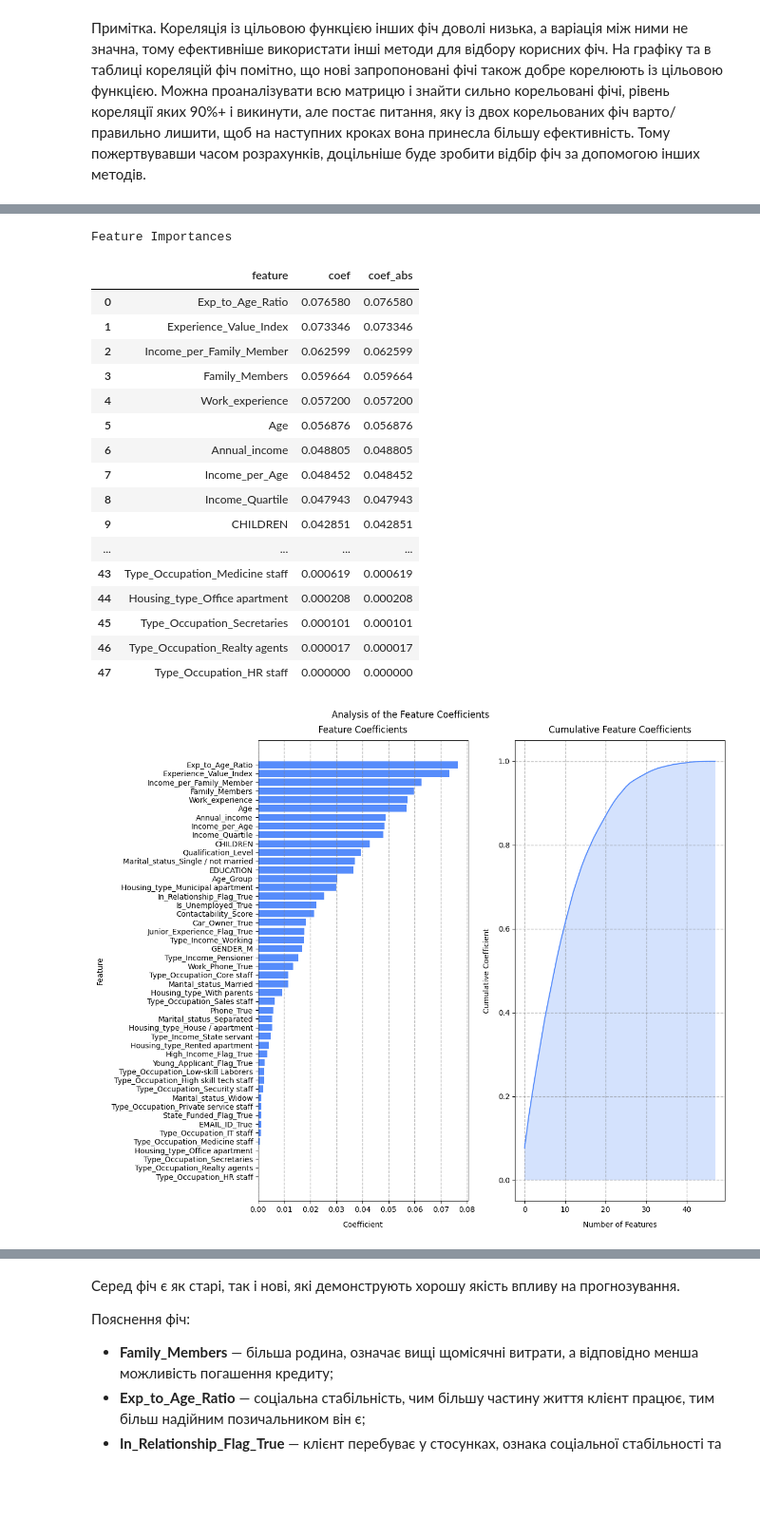
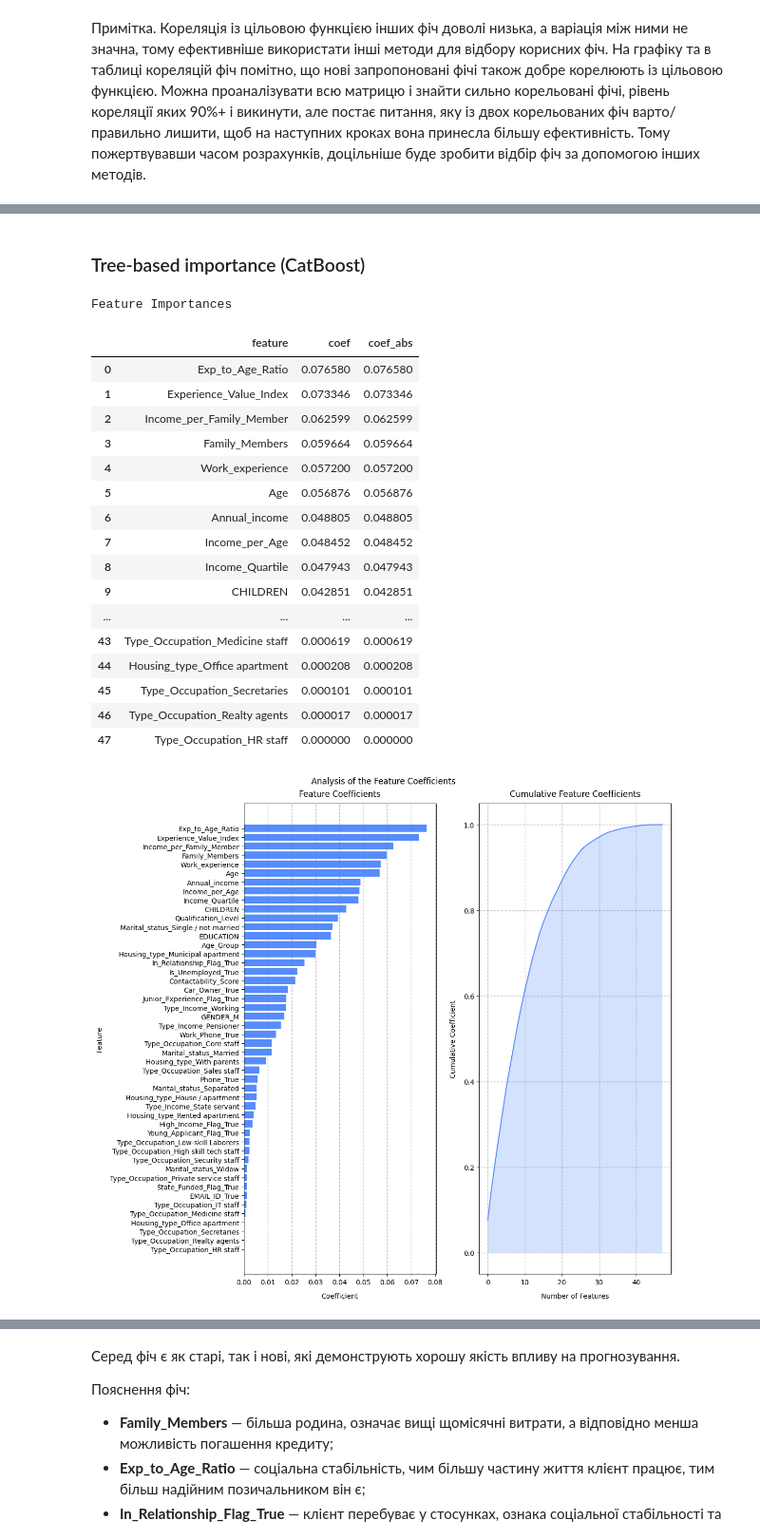
Before and after one commit to BogdanPinchuk/DataScience-PBY_HW20_Course_Project, a Jupyter notebook: Bohdan_Pinchuk_DS_HW20.ipynb, the cells around one changed output, grey strips where cells are left out. Shown at 95% size. Drawn from its saved outputs; the diff is of its cells as text; code cells hidden in the pictures; blank space fills up the shorter version.

```diff
--- a/Bohdan_Pinchuk_DS_HW20.ipynb
+++ b/Bohdan_Pinchuk_DS_HW20.ipynb
@@ -1910,5 +1912,5 @@ Feature Importances
 # %%
-# Tree-based importance - XGBoost
+# Tree-based importance (XGBoost)
 
 import joblib
 import pandas as pd
@@ -1917,7 +1919,7 @@ from xgboost import XGBClassifier
 
 # Input data
 rng_seed = 42
-load_model = True
+load_model = False
 model_file_name = "resources/credit_card_dataset_xgboost_fs.model"
 
 # Solution
@@ -1934,16 +1936,19 @@ else:
         random_state=rng_seed,
         eval_metric='logloss',
         n_jobs=-1,
-        reg_alpha=5.0,
-        min_child_weight=5,
+        # reg_alpha=5.0,
+        # min_child_weight=5,
     )
     model.fit(X_data, Y_data, verbose=0)
     # save model
     joblib.dump(model, model_file_name)
 
+xgb_model = model
+
 xgboost_scores = pd.Series(model.feature_importances_, index=model.feature_names_in_).sort_values(ascending=False)
 xgboost_scores = xgboost_scores.loc[(xgboost_scores > 0).values]  # type: ignore
 
 # Print results
-mn.analys_feature_coef(xgboost_scores, figsize=(12, 8))
+display(Markdown(f"### Tree-based importance (XGBoost)"))
+mn.analys_feature_coef(xgboost_scores, figsize=(12, 10))
 # %% [output]
@@ -1969,5 +2019,5 @@ Feature Importances
 # %%
-# Tree-based importance - CatBoost
+# Tree-based importance (CatBoost)
 
 import joblib
 import pandas as pd
@@ -1995,33 +2045,37 @@ else:
         thread_count=-1,
         allow_writing_files=False  # don't save logs
     )
     model.fit(X_data, Y_data)
     # save model
     joblib.dump(model, model_file_name)
 
+cb_model = model
+
 cboost_scores = pd.Series(model.feature_importances_, index=model.feature_names_).sort_values(ascending=False)
 cboost_scores = cboost_scores.loc[(cboost_scores > 0).values]  # type: ignore
 
 # Print results
-mn.analys_feature_coef(cboost_scores, figsize=(12, 10))
+display(Markdown(f"### Tree-based importance (CatBoost)"))
+mn.analys_feature_coef(cboost_scores, figsize=(12, 11))
 # %% [output]
+### Tree-based importance (CatBoost)
 Feature Importances
 |  | feature | coef | coef_abs |
 | 0 | Exp_to_Age_Ratio | 0.076580 | 0.076580 |
 | 1 | Experience_Value_Index | 0.073346 | 0.073346 |
 | 2 | Income_per_Family_Member | 0.062599 | 0.062599 |
 | 3 | Family_Members | 0.059664 | 0.059664 |
 | 4 | Work_experience | 0.057200 | 0.057200 |
 | 5 | Age | 0.056876 | 0.056876 |
 | 6 | Annual_income | 0.048805 | 0.048805 |
 | 7 | Income_per_Age | 0.048452 | 0.048452 |
 | 8 | Income_Quartile | 0.047943 | 0.047943 |
 | 9 | CHILDREN | 0.042851 | 0.042851 |
 | ... | ... | ... | ... |
 | 43 | Type_Occupation_Medicine staff | 0.000619 | 0.000619 |
 | 44 | Housing_type_Office apartment | 0.000208 | 0.000208 |
 | 45 | Type_Occupation_Secretaries | 0.000101 | 0.000101 |
 | 46 | Type_Occupation_Realty agents | 0.000017 | 0.000017 |
 | 47 | Type_Occupation_HR staff | 0.000000 | 0.000000 |
-[figure, old version]
+[figure, new version]
 # %%
```
Also changed, not shown: parts of 30 cells of this notebook, 48 other files.
